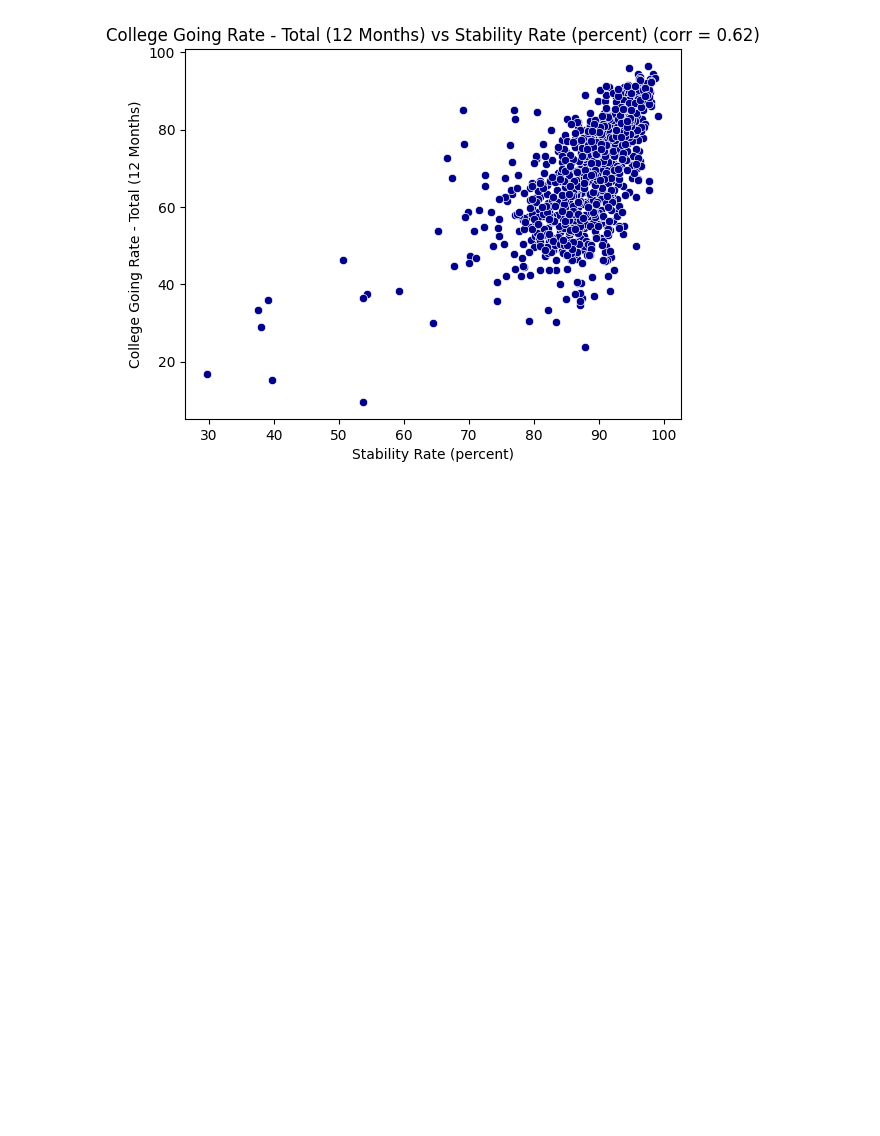
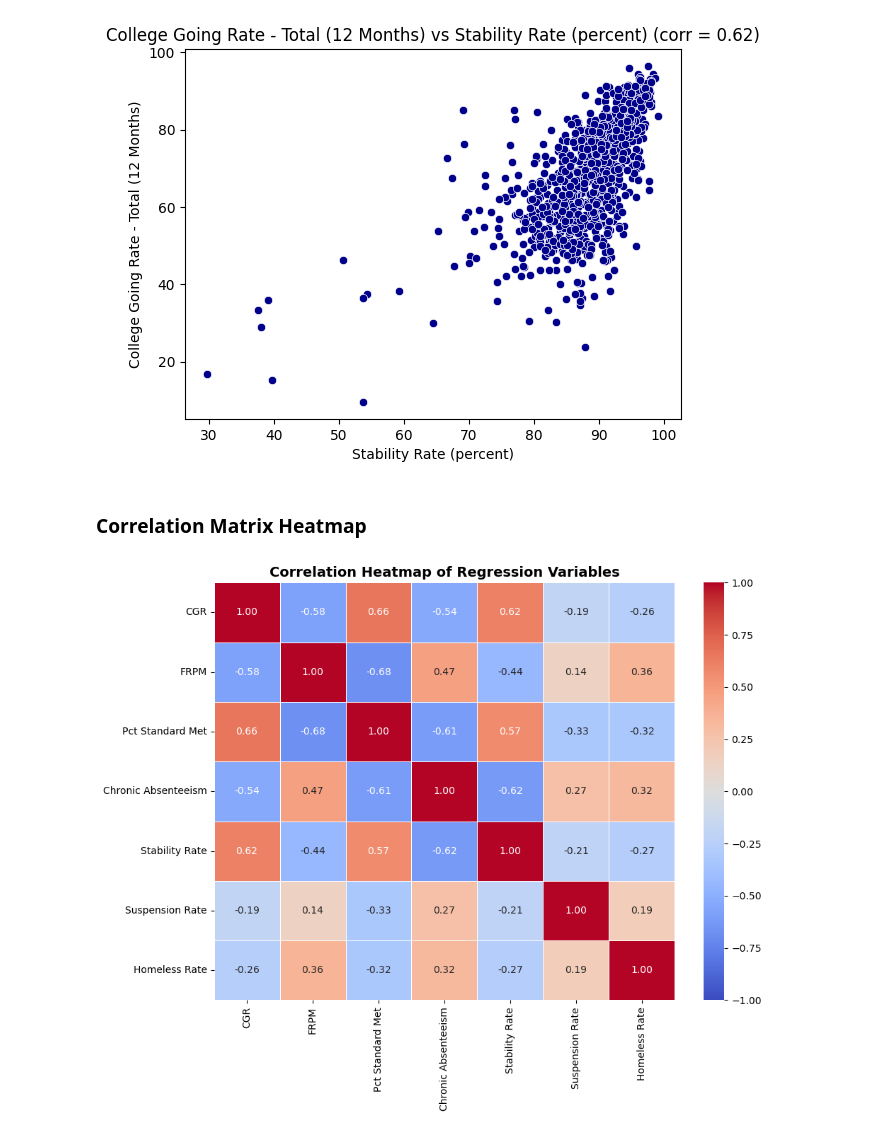
Before and after one commit to matthew-vaught/Math-189-Final-Project, a Jupyter notebook: EDA Notebooks/variable_EDA.ipynb, the cells around one changed output. Saved outputs shown, nothing was run; the diff lists cells and outputs as text; code cells hidden in the pictures; blank space fills up the shorter version.

Commit message:
Added correlation matrix heatmap

```diff
--- a/EDA Notebooks/variable_EDA.ipynb
+++ b/EDA Notebooks/variable_EDA.ipynb
@@ -397,3 +397,37 @@ plt.show()
 # %% [output]
 Correlation: 0.616
 [figure]
+# %% [markdown]
+### Correlation Matrix Heatmap
+# %%
+df = pd.read_csv('../cleaned_data/final_merged_dataset.csv').drop(columns=['Unnamed: 0'], errors='ignore')
+
+df_renamed = df.rename(columns={
+    'College Going Rate - Total (12 Months)': 'CGR',
+    'Percent Eligible FRPM': 'FRPM',
+    'ChronicAbsenteeismRate': 'Chronic Absenteeism',
+    'Homeless Student Enrollment (Rate)': 'Homeless Rate',
+    'Suspension Rate': 'Suspension Rate',
+    'Stability Rate (percent)': 'Stability Rate',
+    'Percentage Standard Met and Above': 'Pct Standard Met'
+})
+
+cols_for_heatmap = [
+    'CGR',
+    'FRPM',
+    'Pct Standard Met',
+    'Chronic Absenteeism',
+    'Stability Rate',
+    'Suspension Rate',
+    'Homeless Rate'
+]
+
+corr_matrix = df_renamed[cols_for_heatmap].corr()
+
+plt.figure(figsize=(10, 8))
+sns.heatmap(corr_matrix, annot=True, cmap='coolwarm', vmin=-1, vmax=1, fmt='.2f', linewidths=0.5)
+plt.title('Correlation Heatmap of Regression Variables', fontsize=14, fontweight='bold')
+plt.tight_layout()
+plt.show()
+# %% [output]
+[figure, added]
```
